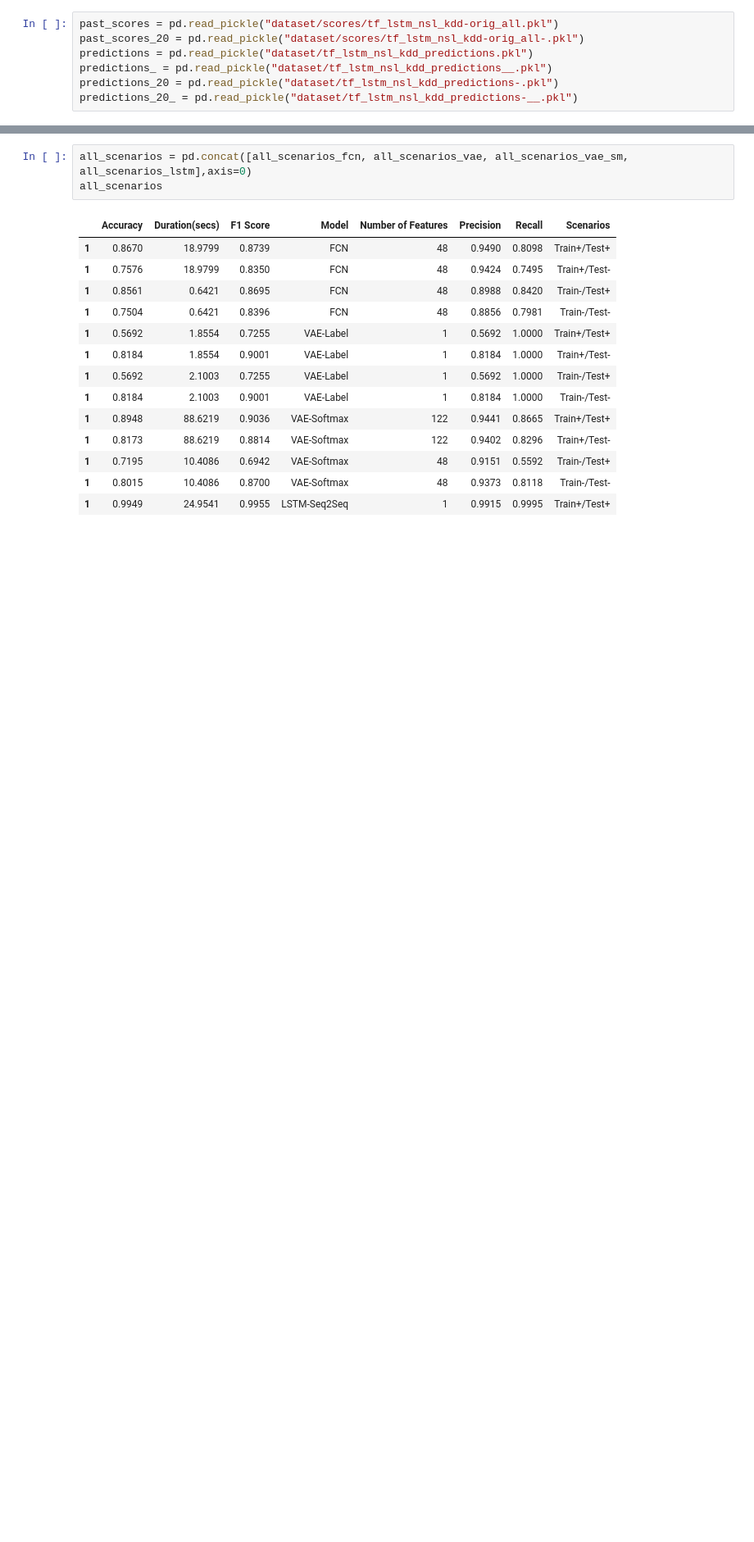
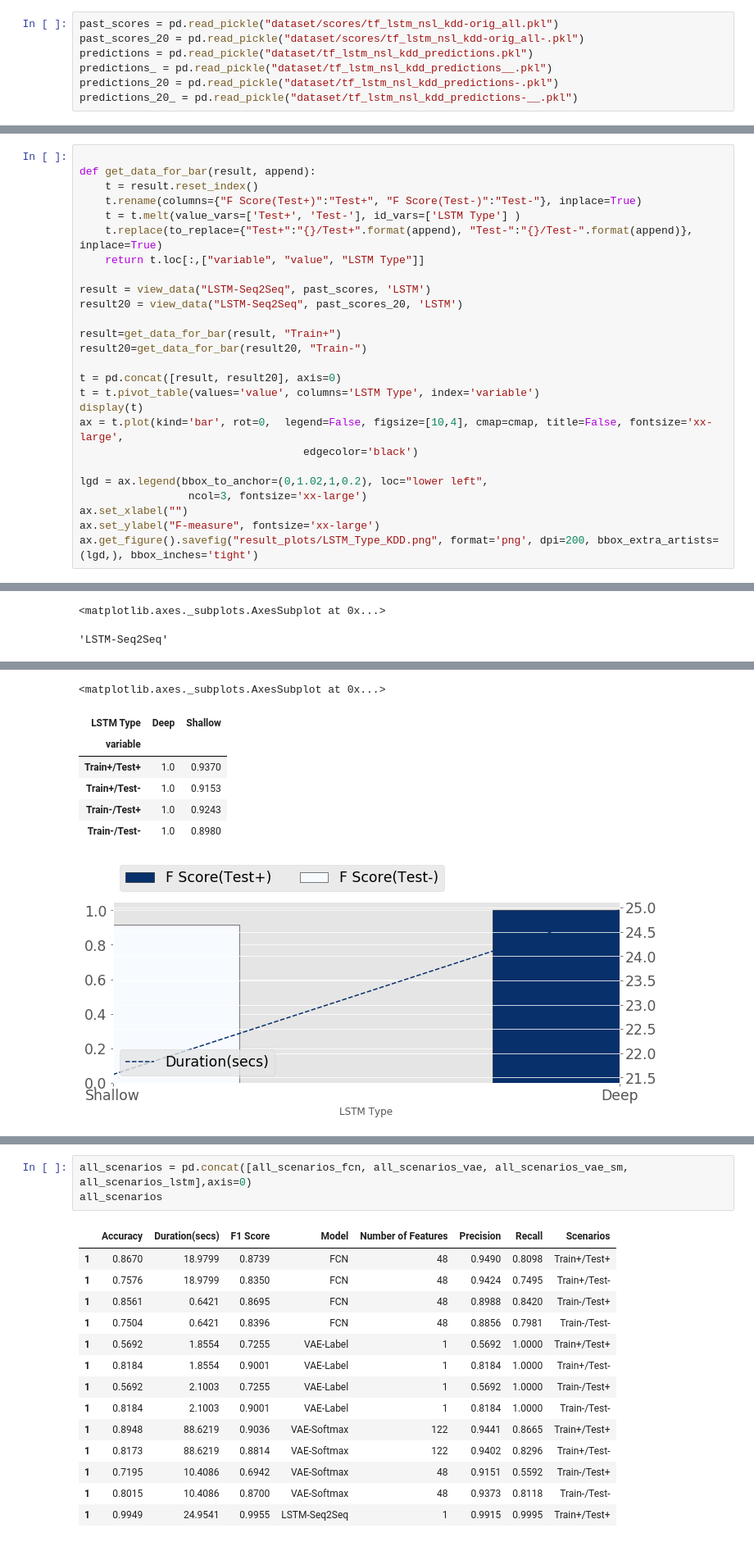
Before and after one commit to rkmalaiya/network_anomaly_detection_deep_learning, a Jupyter notebook: evaluate_scores.ipynb, the cells around one changed output, grey strips where cells are left out. Shown: that part at 82% size. Saved outputs shown, nothing was run; the diff lists cells and outputs as text; blank space fills up the shorter version.

```diff
--- a/evaluate_scores.ipynb
+++ b/evaluate_scores.ipynb
@@ -358,0 +354,27 @@ all_scenarios_lstm = evaluate_lstm("LSTM-Seq2Seq", past_scores, past_scores_20,
+# %%
+
+def get_data_for_bar(result, append):
+    t = result.reset_index()
+    t.rename(columns={"F Score(Test+)":"Test+", "F Score(Test-)":"Test-"}, inplace=True)
+    t = t.melt(value_vars=['Test+', 'Test-'], id_vars=['LSTM Type'] )
+    t.replace(to_replace={"Test+":"{}/Test+".format(append), "Test-":"{}/Test-".format(append)}, inplace=True)
+    return t.loc[:,["variable", "value", "LSTM Type"]]
+
+result = view_data("LSTM-Seq2Seq", past_scores, 'LSTM')
+result20 = view_data("LSTM-Seq2Seq", past_scores_20, 'LSTM')
+
+result=get_data_for_bar(result, "Train+")
+result20=get_data_for_bar(result20, "Train-")
+
+t = pd.concat([result, result20], axis=0)
+t = t.pivot_table(values='value', columns='LSTM Type', index='variable')
+display(t)
+ax = t.plot(kind='bar', rot=0,  legend=False, figsize=[10,4], cmap=cmap, title=False, fontsize='xx-large',
+                                   edgecolor='black')
+
+lgd = ax.legend(bbox_to_anchor=(0,1.02,1,0.2), loc="lower left",
+                 ncol=3, fontsize='xx-large')
+ax.set_xlabel("")
+ax.set_ylabel("F-measure", fontsize='xx-large')
+ax.get_figure().savefig("result_plots/LSTM_Type_KDD.png", format='png', dpi=200, bbox_extra_artists=(lgd,), bbox_inches='tight')
+# %% [output]
@@ -358,0 +386,2 @@ all_scenarios_lstm = evaluate_lstm("LSTM-Seq2Seq", past_scores, past_scores_20,
+<matplotlib.axes._subplots.AxesSubplot at 0x...>
+'LSTM-Seq2Seq'
@@ -358,0 +392,8 @@ all_scenarios_lstm = evaluate_lstm("LSTM-Seq2Seq", past_scores, past_scores_20,
+<matplotlib.axes._subplots.AxesSubplot at 0x...>
+| LSTM Type | Deep | Shallow |
+| variable |  |  |
+| Train+/Test+ | 1.0 | 0.9370 |
+| Train+/Test- | 1.0 | 0.9153 |
+| Train-/Test+ | 1.0 | 0.9243 |
+| Train-/Test- | 1.0 | 0.8980 |
+[figure, added]
```
Also changed, not shown: parts of 14 cells of this notebook, 7 other files.
